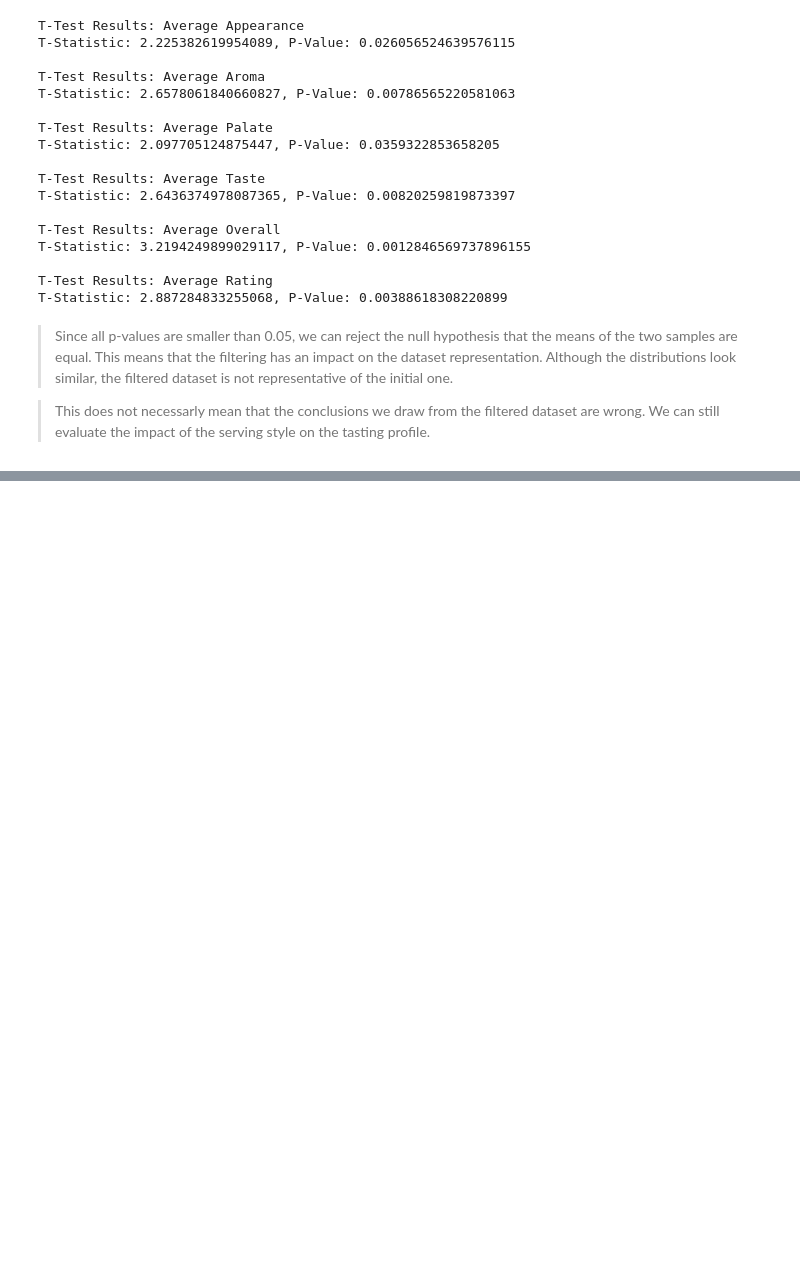
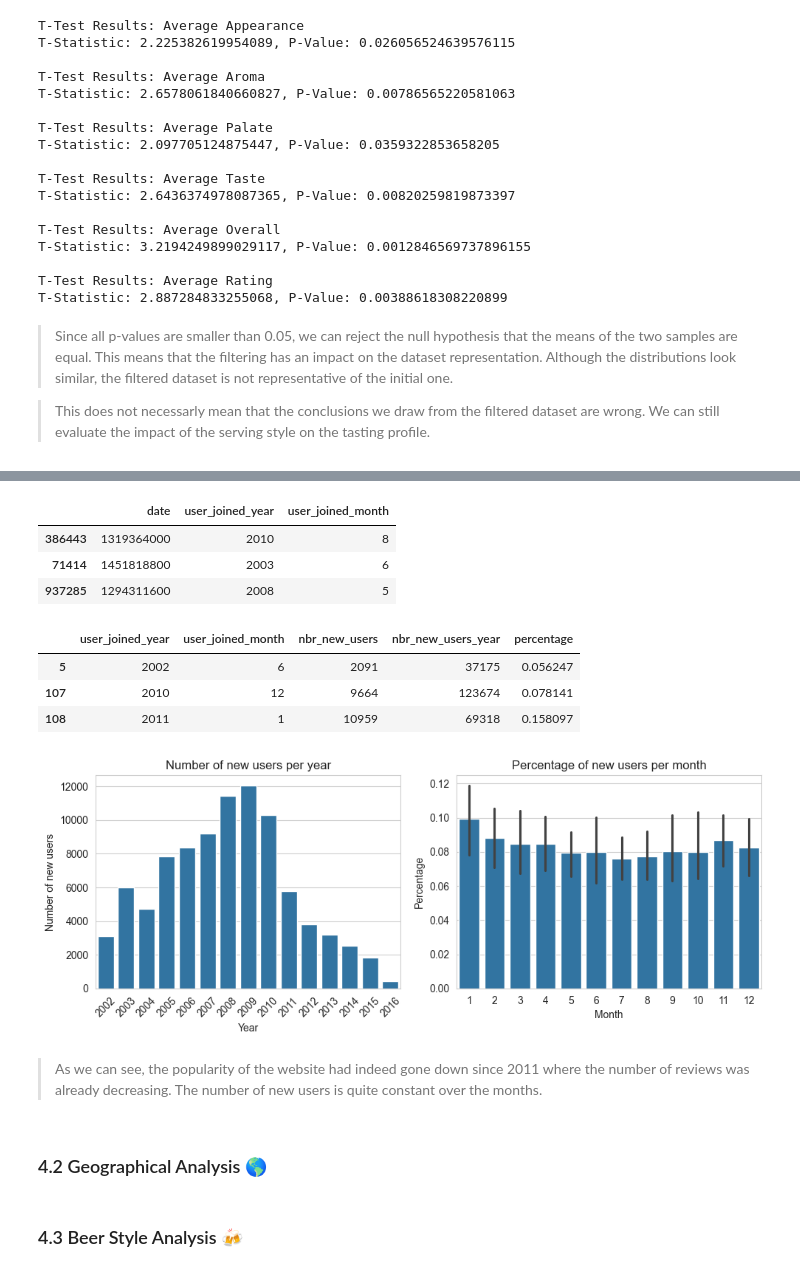
Before and after one commit to epfl-ada/ada-2023-project-beeradaventure46, a Jupyter notebook: Milestone_3.ipynb, the cells around one changed output, grey strips where cells are left out. Drawn from its saved outputs; the diff is of its cells as text; code cells hidden in the pictures; blank space fills up the shorter version.

Commit message:
temporal analysis in P3

```diff
--- a/Milestone_3.ipynb
+++ b/Milestone_3.ipynb
@@ -1446,0 +1521,64 @@ T-Statistic: 2.887284833255068, P-Value: 0.00388618308220899
+# %%
+# add column with user_joined date
+df['user_joined__date'] = pd.to_datetime(df['user_joined'], unit='s')
+
+# extract year and month from user_joined date
+df['user_joined_year'] = df['user_joined__date'].dt.year
+df['user_joined_month'] = df['user_joined__date'].dt.month
+
+# drop column user_joined date
+df.drop(columns=['user_joined__date'], inplace=True)
+
+# keep only reviews from 2002 to 2016
+df = df[df['user_joined_year'] <= 2016]
+df = df[df['user_joined_year'] >= 2002]
+
+df[['date', 'user_joined_year', 'user_joined_month']].sample(3)
+# %% [output]
+|  | date | user_joined_year | user_joined_month |
+| 386443 | 1319364000 | 2010 | 8 |
+| 71414 | 1451818800 | 2003 | 6 |
+| 937285 | 1294311600 | 2008 | 5 |
+# %%
+# for each year, count the number of new users for each month and store it in a new df
+df_new_users = df.groupby(['user_joined_year', 'user_joined_month']).agg({'text': 'count'})
+
+# change the df to a 180x3 df with columns year, month and number of new users
+df_new_users = df_new_users.reset_index().rename(columns={'text': 'nbr_new_users'})
+
+# add a column with the number of new users per year
+df_new_users['nbr_new_users_year'] = df_new_users.groupby('user_joined_year')['nbr_new_users'].transform('sum')
+
+# add a column with nbr_new_users / nbr_new_users_year
+df_new_users['percentage'] = df_new_users['nbr_new_users'] / df_new_users['nbr_new_users_year']
+
+df_new_users.sample(3)
+# %% [output]
+|  | user_joined_year | user_joined_month | nbr_new_users | nbr_new_users_year | percentage |
+| 5 | 2002 | 6 | 2091 | 37175 | 0.056247 |
+| 107 | 2010 | 12 | 9664 | 123674 | 0.078141 |
+| 108 | 2011 | 1 | 10959 | 69318 | 0.158097 |
+# %%
+fig, axes = plt.subplots(1, 2, figsize=(10, 4))
+
+# show the number of new users per year
+sns.barplot(x='user_joined_year', y='nbr_new_users', data=df_new_users, ax=axes[0], errorbar=None)
+axes[0].set_title('Number of new users per year')
+axes[0].set_xlabel('Year')
+axes[0].tick_params(axis='x', rotation=45)
+axes[0].set_ylabel('Number of new users')
+
+# show the percentage of new users per month
+sns.barplot(x='user_joined_month', y='percentage', data=df_new_users, ax=axes[1], errorbar=('ci', 95))
+axes[1].set_title('Percentage of new users per month')
+axes[1].set_xlabel('Month')
+axes[1].set_ylabel('Percentage')
+
+plt.tight_layout()
+plt.show()
+# %% [output]
+[figure, added]
+# %% [markdown]
+> As we can see, the popularity of the website had indeed gone down since 2011 where the number of reviews was already decreasing. The number of new users is quite constant over the months.
+# %% [markdown]
+### 4.2 Geographical Analysis 🌎 <a id='4_2-geographical-analysis'></a>
@@ -1446,0 +1587,2 @@ T-Statistic: 2.887284833255068, P-Value: 0.00388618308220899
+# %% [markdown]
+### 4.3 Beer Style Analysis 🍻 <a id='4_3-beer-style-analysis'></a>
```
Also changed, not shown: parts of 14 cells of this notebook, 1 other file.
